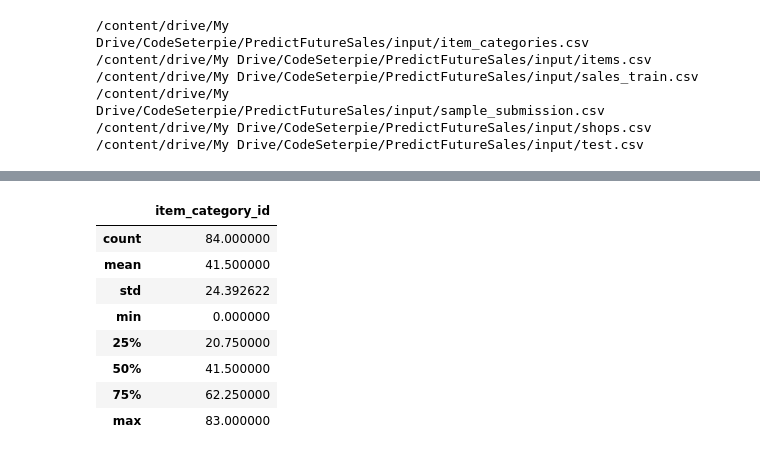
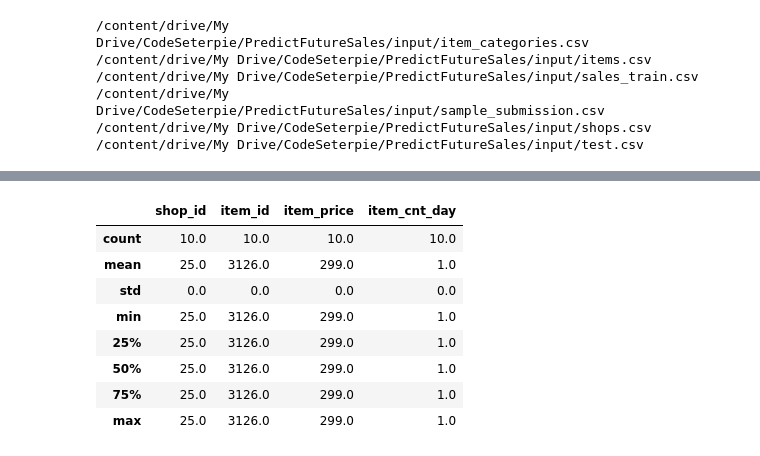
Before and after one commit to CodeSeterpie/CodeSeterpie, a Jupyter notebook: Kaggle/PredictFutureSales/members/uragami-lab/notebook01.ipynb, the cells around one changed output, grey strips where cells are left out. Drawn from its saved outputs; the diff is of its cells as text; code cells hidden in the pictures.

```diff
--- a/Kaggle/PredictFutureSales/members/uragami-lab/notebook01.ipynb
+++ b/Kaggle/PredictFutureSales/members/uragami-lab/notebook01.ipynb
@@ -23,3 +34,11 @@ test = pd.read_csv('/content/drive/My Drive/CodeSeterpie/PredictFutureSales/inpu
 /content/drive/My Drive/CodeSeterpie/PredictFutureSales/input/sample_submission.csv
 /content/drive/My Drive/CodeSeterpie/PredictFutureSales/input/shops.csv
 /content/drive/My Drive/CodeSeterpie/PredictFutureSales/input/test.csv
+# %%
+
+df = sales_train[sales_train.item_id == 3126]
+df = df[df.shop_id == 25]
+
+df['date'] = pd.to_datetime(df['date'])
+df = df.drop('date_block_num', axis=1)
+df.head()
@@ -26,12 +52,12 @@ test = pd.read_csv('/content/drive/My Drive/CodeSeterpie/PredictFutureSales/inpu
 # %%
-item_categories.describe()
+df.describe()
 # %% [output]
-|  | item_category_id |
-| count | 84.000000 |
-| mean | 41.500000 |
-| std | 24.392622 |
-| min | 0.000000 |
-| 25% | 20.750000 |
-| 50% | 41.500000 |
-| 75% | 62.250000 |
-| max | 83.000000 |
+|  | shop_id | item_id | item_price | item_cnt_day |
+| count | 10.0 | 10.0 | 10.0 | 10.0 |
+| mean | 25.0 | 3126.0 | 299.0 | 1.0 |
+| std | 0.0 | 0.0 | 0.0 | 0.0 |
+| min | 25.0 | 3126.0 | 299.0 | 1.0 |
+| 25% | 25.0 | 3126.0 | 299.0 | 1.0 |
+| 50% | 25.0 | 3126.0 | 299.0 | 1.0 |
+| 75% | 25.0 | 3126.0 | 299.0 | 1.0 |
+| max | 25.0 | 3126.0 | 299.0 | 1.0 |
```
Also changed, not shown: parts of 10 cells of this notebook.
